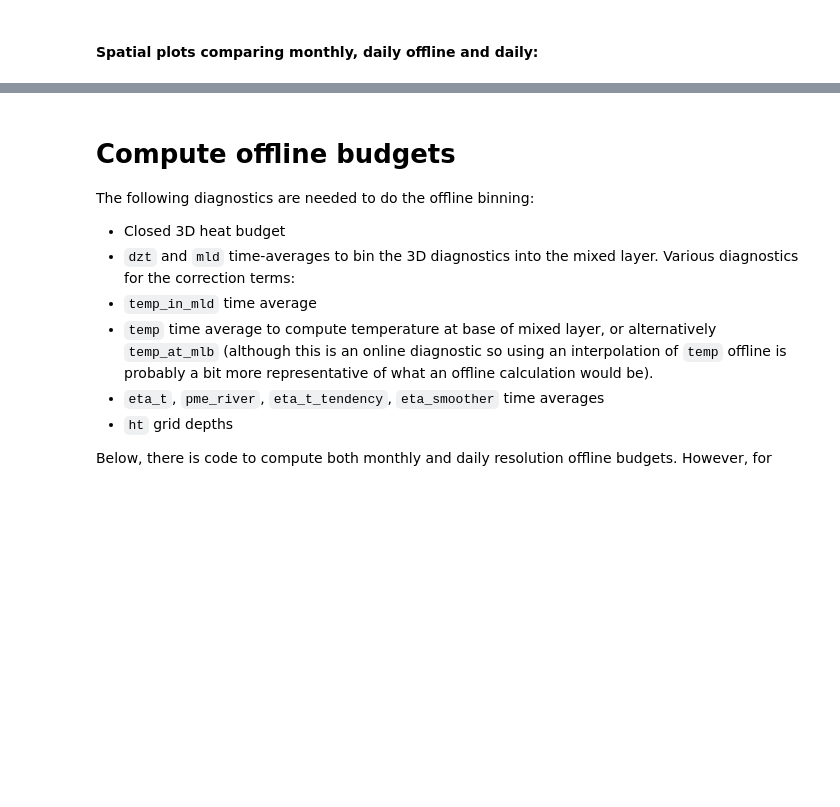
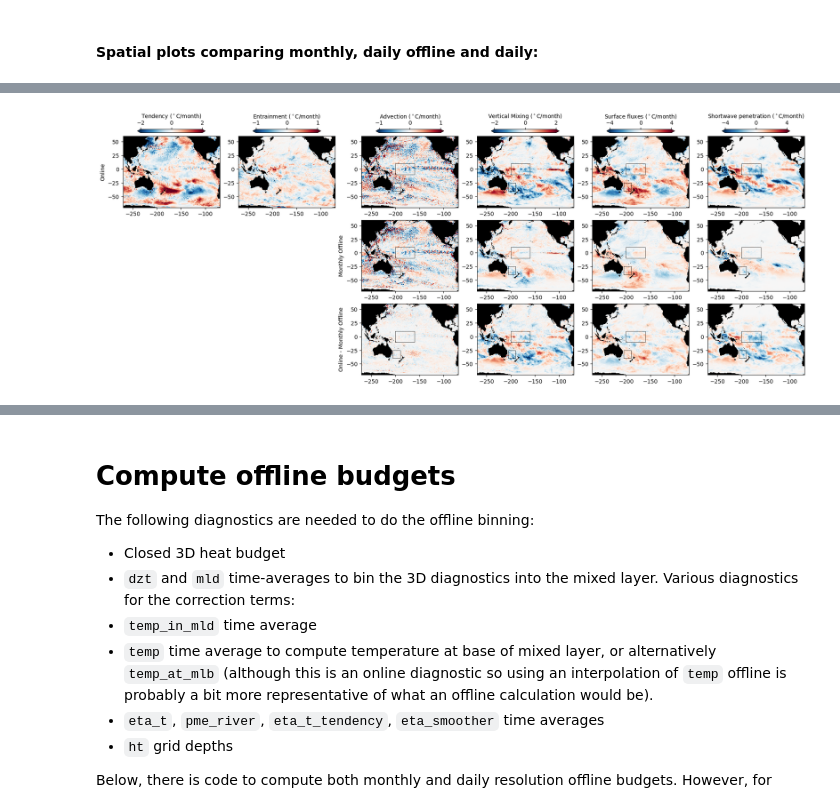
Before and after one commit to rmholmes/access-om2-sst-budget, a Jupyter notebook: Offline_Online_Budget_Comparison.ipynb, the cells around one changed output, grey strips where cells are left out. Saved outputs shown, nothing was run; the diff lists cells and outputs as text; code cells hidden in the pictures; blank space fills up the shorter version.

```diff
--- a/Offline_Online_Budget_Comparison.ipynb
+++ b/Offline_Online_Budget_Comparison.ipynb
@@ -65,13 +79,14 @@ ds_grid = xr.open_dataset(base2 + 'ocean_grid.nc',chunks=chunks2D).sel(xt_ocean=
 # %%
 # Online monthly averages:
 mlt_budget_online = xr.open_dataset(pp_diags_folder + 'mlt_budget_online_stavg/mlt_budget_stavg_daily_online_output%03d_monthly_mean.nc' % output).sel(xt_ocean=slice(reg[0],reg[1]),yt_ocean=slice(reg[2],reg[3])).sel(time=times)
-mlt_budget_online_clim = xr.open_dataset(pp_diags_folder + 'mlt_budget_online_stavg/mlt_budget_stavg_daily_online_' + clim_str + '_monthly_mean.ncea.nc').sel(xt_ocean=slice(reg[0],reg[1]),yt_ocean=slice(reg[2],reg[3])).assign_coords({'time':mlt_budget_online.time})
+mlt_budget_online_clim = xr.open_dataset(pp_diags_folder + 'mlt_budget_online_stavg/mlt_budget_stavg_daily_online_' + clim_str + '_monthly_mean.ncea.nc').sel(xt_ocean=slice(reg[0],reg[1]),yt_ocean=slice(reg[2],reg[3])).sel(time=times_clim).assign_coords({'time':mlt_budget_online.time})
 
 # Monthly offline:
-mlt_budget_monthly_offline = xr.open_dataset(pp_diags_folder + 'mlt_budget_offline/mlt_budget_stavg_monthly_offline_output%03d.nc' % output).sel(xt_ocean=slice(reg[0],reg[1]),yt_ocean=slice(reg[2],reg[3])).sel(time=times).drop_vars(['st_ocean'])
-mlt_budget_monthly_offline_clim = xr.open_dataset(pp_diags_folder + 'mlt_budget_offline/mlt_budget_stavg_monthly_offline_' + clim_str + '.ncea.nc').sel(xt_ocean=slice(reg[0],reg[1]),yt_ocean=slice(reg[2],reg[3])).drop_vars(['st_ocean']).assign_coords({'time':mlt_budget_monthly_offline.time})
+mlt_budget_monthly_offline = xr.open_dataset(pp_diags_extra + 'mlt_budget_offline/mlt_budget_stavg_monthly_offline_output%03d.nc' % output).sel(xt_ocean=slice(reg[0],reg[1]),yt_ocean=slice(reg[2],reg[3])).sel(time=times).drop_vars(['st_ocean'])
+mlt_budget_monthly_offline_clim = xr.open_dataset(pp_diags_extra + 'mlt_budget_offline/mlt_budget_stavg_monthly_offline_' + clim_str + '.ncea.nc').sel(xt_ocean=slice(reg[0],reg[1]),yt_ocean=slice(reg[2],reg[3])).drop_vars(['st_ocean']).sel(time=times_clim).assign_coords({'time':mlt_budget_monthly_offline.time})
 
 # Daily offline:
-mlt_budget_daily_offline = xr.open_dataset(pp_diags_folder + 'mlt_budget_offline/mlt_budget_stavg_daily_offline_output%03d_monthly_mean.nc' % output).sel(xt_ocean=slice(reg[0],reg[1]),yt_ocean=slice(reg[2],reg[3])).sel(time=times).drop_vars(['st_ocean'])
+if do_daily_offline:
+    mlt_budget_daily_offline = xr.open_dataset(pp_diags_folder + 'mlt_budget_offline/mlt_budget_stavg_daily_offline_output%03d_monthly_mean.nc' % output).sel(xt_ocean=slice(reg[0],reg[1]),yt_ocean=slice(reg[2],reg[3])).sel(time=times).drop_vars(['st_ocean'])
 # %%
 # Add some extra variables for convenience:
@@ -94,3 +113,12 @@ regs = {'Warm Pool':[-200, -160, -10, 10],
+# %%
+# Define regions considered later (these are defined here so that their location can be plotted on the spatial plot below):
+regs = {
+        'Warm Pool':[-200, -160, -10, 10],   # Warm pool region used in paper
+        'Tasman Sea':[-205, -190, -40, -25], # Tasman sea region used in raw budget plots in paper (not MHW study)
+#        'WA':[110-360, 116-360, -32, -25],   # WA region used for WA 2011 event analysis
+#        'Cold Tongue':[-150,-90,-5,5],       # Cold tongue region
+#        'NA':[-100, 20, 0, 60],               # North Atlantic region used in England et al. 2025
+       }
 # %%
 # Region selection:
 fig = plt.figure(figsize=(30,15))
@@ -105,29 +135,35 @@ plt.gca().set_facecolor('k')
 vars = ['mlt_tendency','entrainment','advection','vert_mixing','surface_flux_absorbed','sw_pen']
 labels = ['Tendency','Entrainment','Advection','Vertical Mixing','Surface fluxes','Shortwave penetration']
 
-fig, axs = plt.subplots(nrows=3, ncols=6, figsize=(15,7),layout='constrained')
+timestr = '2019-11'
+#timestr = '2023-08'
+
+#fig, axs = plt.subplots(nrows=3, ncols=6, figsize=(15,7),layout='constrained')
+fig, axs = plt.subplots(nrows=3, ncols=6, figsize=(18,7),layout='constrained')
 
 # Raw budget terms:
-budgets = [mlt_budget_online.sel(time='2019-11'),#mean('time'),
-           mlt_budget_monthly_offline.sel(time='2019-11'),#mean('time'),
-           mlt_budget_daily_offline.sel(time='2019-11'),#mean('time'),
-#           mlt_budget_online.mean('time') - mlt_budget_monthly_offline.mean('time'),
-#           mlt_budget_online.mean('time') - mlt_budget_daily_offline.mean('time')
+# budgets = [mlt_budget_online.sel(time=timestr),#mean('time'),
+#            mlt_budget_monthly_offline.sel(time=timestr),#mean('time'),
+#            mlt_budget_daily_offline.sel(time=timestr),#mean('time'),
+# #           mlt_budget_online.mean('time') - mlt_budget_monthly_offline.mean('time'),
+# #           mlt_budget_online.mean('time') - mlt_budget_daily_offline.mean('time')
+#           ]
+# budget_labels = ['Online','Monthly Offline','Daily Offline']
+# unit_conv = 86400*30.5
+# clims = [5,2,2,5,5,10]
+# fname = 'MLT_budget_Nov2019_Online_Offline_Comparison_Pacific.png'
+
+# Anomaly budget terms:
+budgets = [mlt_budget_online.sel(time=timestr).mean('time') - mlt_budget_online_clim.sel(time=timestr).mean('time'),
+           mlt_budget_monthly_offline.sel(time=timestr).mean('time') - mlt_budget_monthly_offline_clim.sel(time=timestr).mean('time'),
+           mlt_budget_online.sel(time=timestr).mean('time') - mlt_budget_online_clim.sel(time=timestr).mean('time') - mlt_budget_monthly_offline.sel(time=timestr).mean('time') + mlt_budget_monthly_offline_clim.sel(time=timestr).mean('time')
           ]
-budget_labels = ['Online','Monthly Offline','Daily Offline']
+budget_labels = ['Online','Monthly Offline','Online - Monthly Offline']
 unit_conv = 86400*30.5
-clims = [5,2,2,5,5,10]
-fname = 'MLT_budget_Nov2019_Online_Offline_Comparison_Pacific.png'
+clims = [2,1,1,2,4,4]
+fname = 'MLT_budget_Nov2019_Online_Offline_Comparison_Pacific_Anomalies.png'
+#fname = 'MLT_budget_Aug2023_Online_Offline_Comparison_NA_Anomalies.png'
 
-# # Anomaly budget terms:
-# budgets = [mlt_budget_online.sel(time='2019-11').mean('time') - mlt_budget_online_clim.sel(time='2019-11').mean('time'),
-#            mlt_budget_monthly_offline.sel(time='2019-11').mean('time') - mlt_budget_monthly_offline_clim.sel(time='2019-11').mean('time'),
-#            mlt_budget_online.sel(time='2019-11').mean('time') - mlt_budget_online_clim.sel(time='2019-11').mean('time') - mlt_budget_monthly_offline.sel(time='2019-11').mean('time') + mlt_budget_monthly_offline_clim.sel(time='2019-11').mean('time')
-#           ]
-# budget_labels = ['Online','Monthly Offline','Online - Monthly Offline']
-# unit_conv = 86400*30.5
-# clims = [2,1,1,2,4,4]
-# fname = 'MLT_budget_Nov2019_Online_Offline_Comparison_Pacific_Anomalies.png'
 
 for i in range(len(budgets)):
     for j, var in enumerate(vars):
@@ -145,17 +181,17 @@ for key in regs.keys():
 
 j = 0
 for i, ax in enumerate(axs.reshape(-1)):
-    ax.set_ylim([-70,60])
+#    ax.set_ylim([-70,60])
     ax.set_xlabel('')
     ax.set_title('')
     ax.set_facecolor('k')
-    ax.set_yticks([-60,-30,0,30,60])
-    ax.set_xticks([-250,-180,-110])
-    ax.set_xticklabels([])
-    ax.set_yticklabels([])
-    if i not in [6,7,12,13]:
-        ax.text(-269,59,f'({string.ascii_lowercase[j]})',verticalalignment='top',color='w')
-        j += 1
+#    ax.set_yticks([-60,-30,0,30,60])
+#    ax.set_xticks([-250,-180,-110])
+#    ax.set_xticklabels([])
+#    ax.set_yticklabels([])
+#    if i not in [6,7,12,13]:
+#        ax.text(-269,59,f'({string.ascii_lowercase[j]})',verticalalignment='top',color='w')
+#        j += 1
 
 # Turn off the tendency and entrainment axes for the offline budgets:
 axs[1][0].set_axis_off()
@@ -164,8 +200,9 @@ axs[2][0].set_axis_off()
 axs[2][1].set_axis_off()
 axs[1][2].set_ylabel(budget_labels[1])
 axs[2][2].set_ylabel(budget_labels[2])
-axs[0][0].set_yticklabels(['60S','30S','0','30N','60N'])
-for ax in [axs[0][0],axs[0][1],axs[2][2],axs[2][3],axs[2][4],axs[2][5]]:
-    ax.set_xticklabels(['250W','180W','110W'])
+#axs[0][0].set_yticklabels(['60S','30S','0','30N','60N'])
+#for ax in [axs[0][0],axs[0][1],axs[2][2],axs[2][3],axs[2][4],axs[2][5]]:
+#    ax.set_xticklabels(['250W','180W','110W'])
 
 #plt.savefig(fname,dpi=300)
+# %% [output]
@@ -172,3 +210,4 @@ for ax in [axs[0][0],axs[0][1],axs[2][2],axs[2][3],axs[2][4],axs[2][5]]:
+[figure, added]
 # %%
 # Compute spatial averages:
 area = ds_grid.area_t.load()
```
Also changed, not shown: parts of 16 cells of this notebook, 4 other files.
